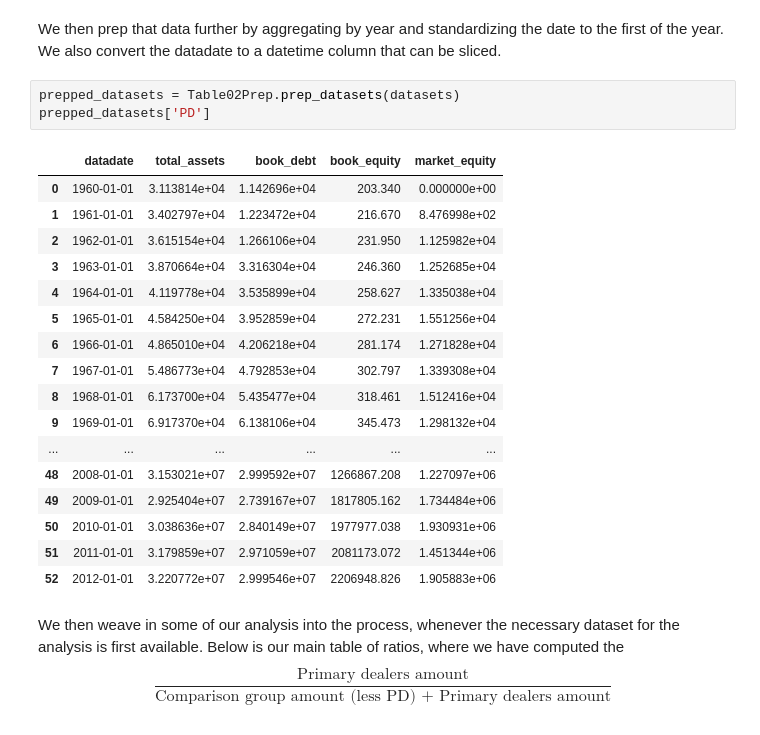
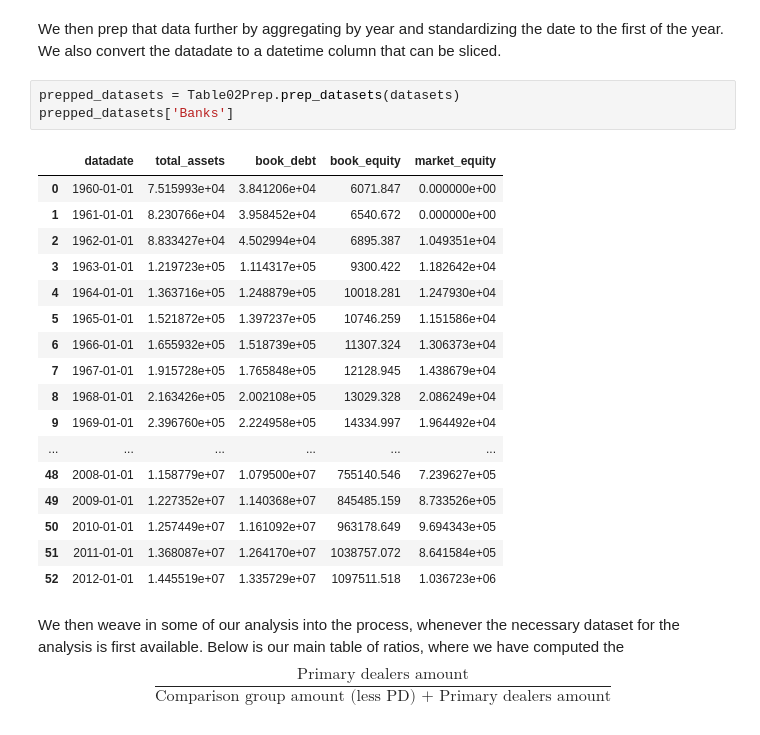
Before and after one commit to 1scarecrow1/intermediary-asset-pricing, a Jupyter notebook: src/Walkthrough.ipynb, the cells around one changed output. Cells and saved outputs as stored; diff of their text form.

```diff
--- a/src/Walkthrough.ipynb
+++ b/src/Walkthrough.ipynb
@@ -87,25 +87,25 @@ datasets['PD']
 We then prep that data further by aggregating by year and standardizing the date to the first of the year. We also convert the datadate to a datetime column that can be sliced.
 # %%
 prepped_datasets = Table02Prep.prep_datasets(datasets)
-prepped_datasets['PD']
+prepped_datasets['Banks']
 # %% [output]
 |  | datadate | total_assets | book_debt | book_equity | market_equity |
-| 0 | 1960-01-01 | 3.113814e+04 | 1.142696e+04 | 203.340 | 0.000000e+00 |
-| 1 | 1961-01-01 | 3.402797e+04 | 1.223472e+04 | 216.670 | 8.476998e+02 |
-| 2 | 1962-01-01 | 3.615154e+04 | 1.266106e+04 | 231.950 | 1.125982e+04 |
-| 3 | 1963-01-01 | 3.870664e+04 | 3.316304e+04 | 246.360 | 1.252685e+04 |
-| 4 | 1964-01-01 | 4.119778e+04 | 3.535899e+04 | 258.627 | 1.335038e+04 |
-| 5 | 1965-01-01 | 4.584250e+04 | 3.952859e+04 | 272.231 | 1.551256e+04 |
-| 6 | 1966-01-01 | 4.865010e+04 | 4.206218e+04 | 281.174 | 1.271828e+04 |
-| 7 | 1967-01-01 | 5.486773e+04 | 4.792853e+04 | 302.797 | 1.339308e+04 |
-| 8 | 1968-01-01 | 6.173700e+04 | 5.435477e+04 | 318.461 | 1.512416e+04 |
-| 9 | 1969-01-01 | 6.917370e+04 | 6.138106e+04 | 345.473 | 1.298132e+04 |
+| 0 | 1960-01-01 | 7.515993e+04 | 3.841206e+04 | 6071.847 | 0.000000e+00 |
+| 1 | 1961-01-01 | 8.230766e+04 | 3.958452e+04 | 6540.672 | 0.000000e+00 |
+| 2 | 1962-01-01 | 8.833427e+04 | 4.502994e+04 | 6895.387 | 1.049351e+04 |
+| 3 | 1963-01-01 | 1.219723e+05 | 1.114317e+05 | 9300.422 | 1.182642e+04 |
+| 4 | 1964-01-01 | 1.363716e+05 | 1.248879e+05 | 10018.281 | 1.247930e+04 |
+| 5 | 1965-01-01 | 1.521872e+05 | 1.397237e+05 | 10746.259 | 1.151586e+04 |
+| 6 | 1966-01-01 | 1.655932e+05 | 1.518739e+05 | 11307.324 | 1.306373e+04 |
+| 7 | 1967-01-01 | 1.915728e+05 | 1.765848e+05 | 12128.945 | 1.438679e+04 |
+| 8 | 1968-01-01 | 2.163426e+05 | 2.002108e+05 | 13029.328 | 2.086249e+04 |
+| 9 | 1969-01-01 | 2.396760e+05 | 2.224958e+05 | 14334.997 | 1.964492e+04 |
 | ... | ... | ... | ... | ... | ... |
-| 48 | 2008-01-01 | 3.153021e+07 | 2.999592e+07 | 1266867.208 | 1.227097e+06 |
-| 49 | 2009-01-01 | 2.925404e+07 | 2.739167e+07 | 1817805.162 | 1.734484e+06 |
-| 50 | 2010-01-01 | 3.038636e+07 | 2.840149e+07 | 1977977.038 | 1.930931e+06 |
-| 51 | 2011-01-01 | 3.179859e+07 | 2.971059e+07 | 2081173.072 | 1.451344e+06 |
-| 52 | 2012-01-01 | 3.220772e+07 | 2.999546e+07 | 2206948.826 | 1.905883e+06 |
+| 48 | 2008-01-01 | 1.158779e+07 | 1.079500e+07 | 755140.546 | 7.239627e+05 |
+| 49 | 2009-01-01 | 1.227352e+07 | 1.140368e+07 | 845485.159 | 8.733526e+05 |
+| 50 | 2010-01-01 | 1.257449e+07 | 1.161092e+07 | 963178.649 | 9.694343e+05 |
+| 51 | 2011-01-01 | 1.368087e+07 | 1.264170e+07 | 1038757.072 | 8.641584e+05 |
+| 52 | 2012-01-01 | 1.445519e+07 | 1.335729e+07 | 1097511.518 | 1.036723e+06 |
 # %% [markdown]
 We then weave in some of our analysis into the process, whenever the necessary dataset for the analysis is first available. Below is our main table of ratios, where we have computed the
 $$
```
Also changed, not shown: parts of 7 cells of this notebook, 10 other files.
